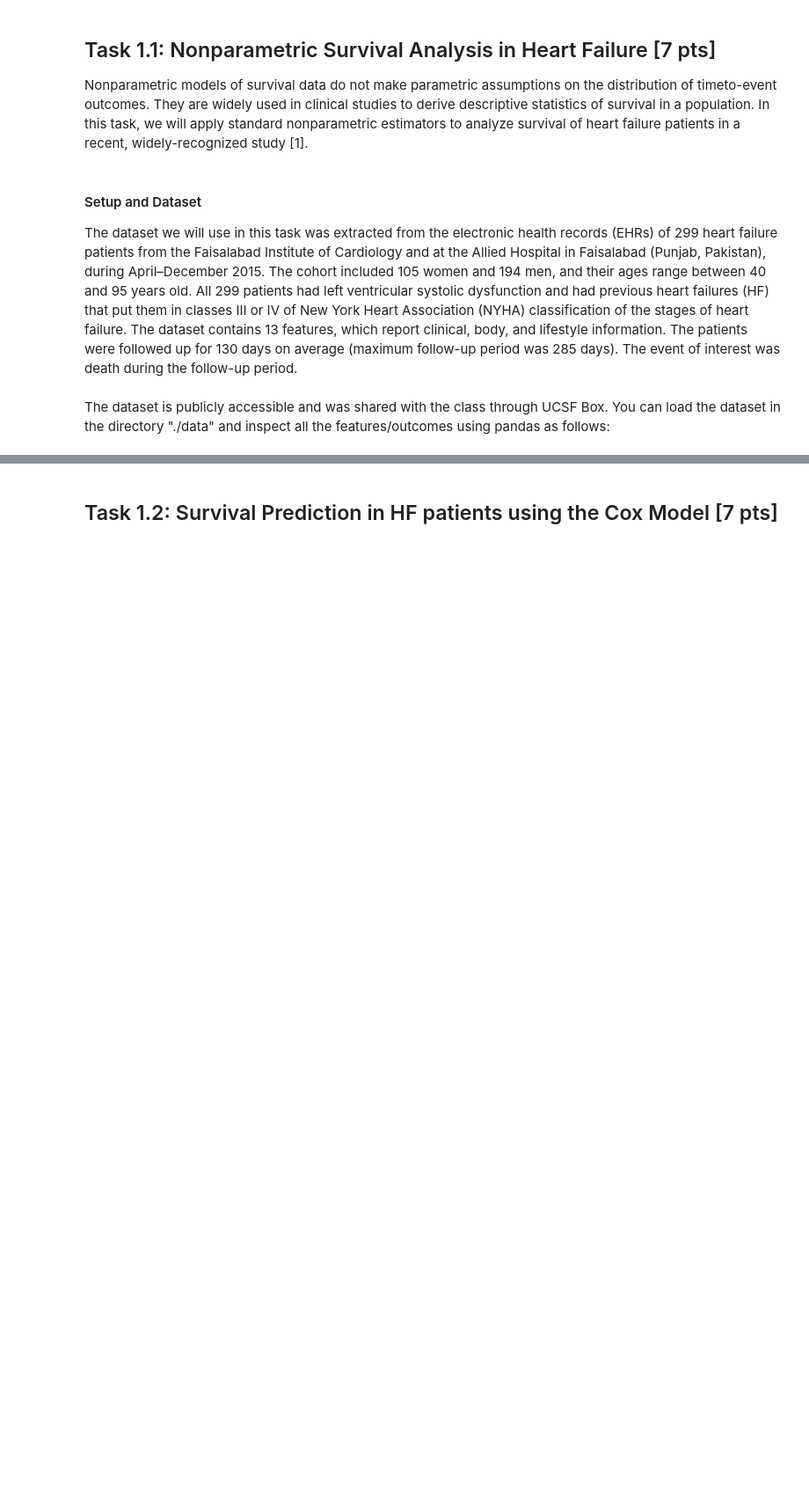
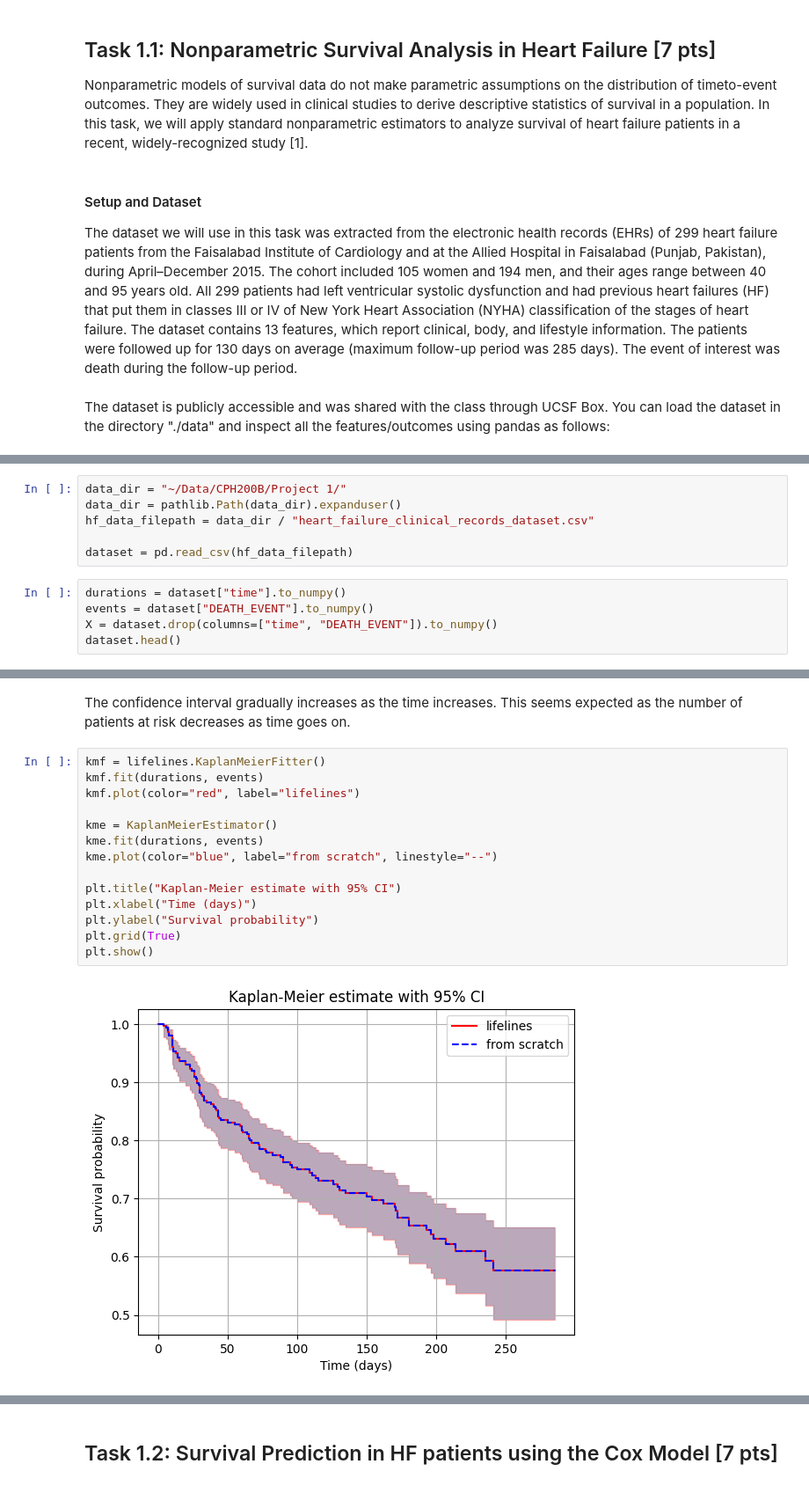
Before and after one commit to aarontyliu/cph-200b, a Jupyter notebook: Proiect 1/CPH_200B_Project_1_Survival_Analysis_and_Prediction.ipynb, the cells around one changed output, grey strips where cells are left out. Shown: that part at 88% size. Saved outputs shown, nothing was run; the diff lists cells and outputs as text; blank space fills up the shorter version.

Commit message:
Add initial project files and documentation

```diff
--- a/Proiect 1/CPH_200B_Project_1_Survival_Analysis_and_Prediction.ipynb
+++ b/Proiect 1/CPH_200B_Project_1_Survival_Analysis_and_Prediction.ipynb
@@ -48,0 +53,11 @@ dataset
+# %%
+data_dir = "~/Data/CPH200B/Project 1/"
+data_dir = pathlib.Path(data_dir).expanduser()
+hf_data_filepath = data_dir / "heart_failure_clinical_records_dataset.csv"
+
+dataset = pd.read_csv(hf_data_filepath)
+# %%
+durations = dataset["time"].to_numpy()
+events = dataset["DEATH_EVENT"].to_numpy()
+X = dataset.drop(columns=["time", "DEATH_EVENT"]).to_numpy()
+dataset.head()
@@ -48,0 +160,18 @@ dataset
+# %% [markdown]
+The confidence interval gradually increases as the time increases. This seems expected as the number of patients at risk decreases as time goes on.
+# %%
+kmf = lifelines.KaplanMeierFitter()
+kmf.fit(durations, events)
+kmf.plot(color="red", label="lifelines")
+
+kme = KaplanMeierEstimator()
+kme.fit(durations, events)
+kme.plot(color="blue", label="from scratch", linestyle="--")
+
+plt.title("Kaplan-Meier estimate with 95% CI")
+plt.xlabel("Time (days)")
+plt.ylabel("Survival probability")
+plt.grid(True)
+plt.show()
+# %% [output]
+[figure, added]
```
Also changed, not shown: parts of 47 cells of this notebook.
